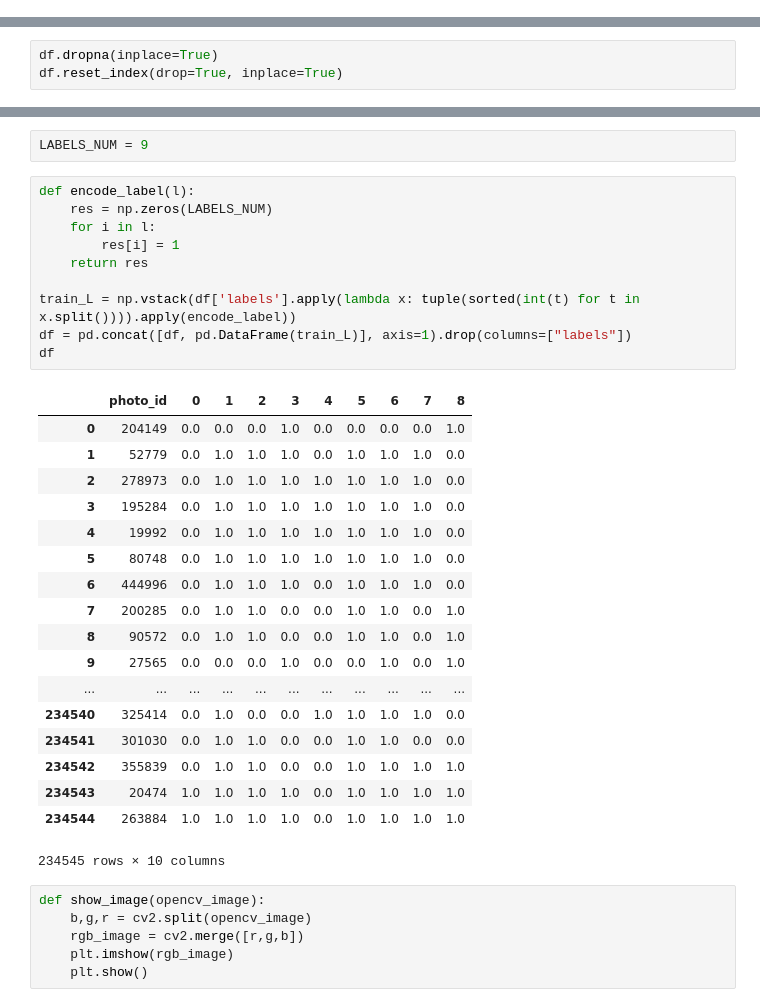
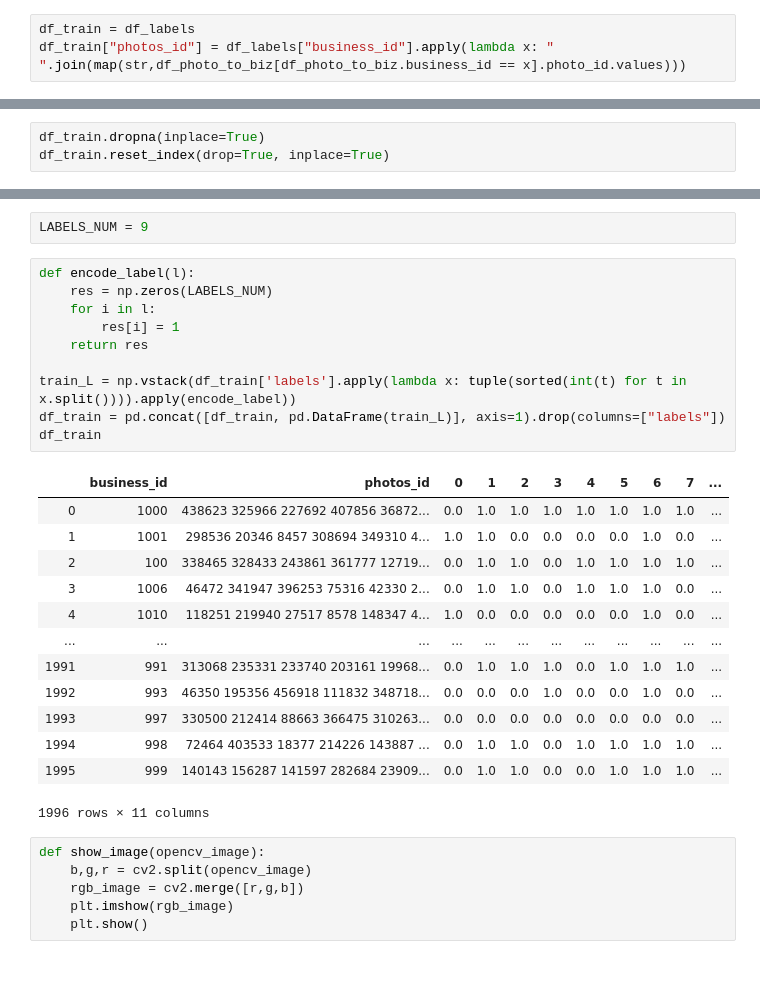
Before and after one commit to Midren/yelp_photo_classification, a Jupyter notebook: yelp_classification.ipynb, the cells around one changed output, grey strips where cells are left out. Drawn from its saved outputs; the diff is of its cells as text; blank space fills up the shorter version.

```diff
--- a/yelp_classification.ipynb
+++ b/yelp_classification.ipynb
@@ -40,0 +20,3 @@ df
+# %%
+df_train = df_labels
+df_train["photos_id"] = df_labels["business_id"].apply(lambda x: " ".join(map(str,df_photo_to_biz[df_photo_to_biz.business_id == x].photo_id.values)))
@@ -45,3 +43,3 @@ print(df.isnull().sum().sum())
 # %%
-df.dropna(inplace=True)
-df.reset_index(drop=True, inplace=True)
+df_train.dropna(inplace=True)
+df_train.reset_index(drop=True, inplace=True)
@@ -97,32 +90,27 @@ LABELS_NUM = 9
 # %%
 def encode_label(l):
     res = np.zeros(LABELS_NUM)
     for i in l:
         res[i] = 1
     return res
 
-train_L = np.vstack(df['labels'].apply(lambda x: tuple(sorted(int(t) for t in x.split()))).apply(encode_label))
-df = pd.concat([df, pd.DataFrame(train_L)], axis=1).drop(columns=["labels"])
-df
+train_L = np.vstack(df_train['labels'].apply(lambda x: tuple(sorted(int(t) for t in x.split()))).apply(encode_label))
+df_train = pd.concat([df_train, pd.DataFrame(train_L)], axis=1).drop(columns=["labels"])
+df_train
 # %% [output]
-|  | photo_id | 0 | 1 | 2 | 3 | 4 | 5 | 6 | 7 | 8 |
-| 0 | 204149 | 0.0 | 0.0 | 0.0 | 1.0 | 0.0 | 0.0 | 0.0 | 0.0 | 1.0 |
-| 1 | 52779 | 0.0 | 1.0 | 1.0 | 1.0 | 0.0 | 1.0 | 1.0 | 1.0 | 0.0 |
-| 2 | 278973 | 0.0 | 1.0 | 1.0 | 1.0 | 1.0 | 1.0 | 1.0 | 1.0 | 0.0 |
-| 3 | 195284 | 0.0 | 1.0 | 1.0 | 1.0 | 1.0 | 1.0 | 1.0 | 1.0 | 0.0 |
-| 4 | 19992 | 0.0 | 1.0 | 1.0 | 1.0 | 1.0 | 1.0 | 1.0 | 1.0 | 0.0 |
-| 5 | 80748 | 0.0 | 1.0 | 1.0 | 1.0 | 1.0 | 1.0 | 1.0 | 1.0 | 0.0 |
-| 6 | 444996 | 0.0 | 1.0 | 1.0 | 1.0 | 0.0 | 1.0 | 1.0 | 1.0 | 0.0 |
-| 7 | 200285 | 0.0 | 1.0 | 1.0 | 0.0 | 0.0 | 1.0 | 1.0 | 0.0 | 1.0 |
-| 8 | 90572 | 0.0 | 1.0 | 1.0 | 0.0 | 0.0 | 1.0 | 1.0 | 0.0 | 1.0 |
-| 9 | 27565 | 0.0 | 0.0 | 0.0 | 1.0 | 0.0 | 0.0 | 1.0 | 0.0 | 1.0 |
-| ... | ... | ... | ... | ... | ... | ... | ... | ... | ... | ... |
-| 234540 | 325414 | 0.0 | 1.0 | 0.0 | 0.0 | 1.0 | 1.0 | 1.0 | 1.0 | 0.0 |
-| 234541 | 301030 | 0.0 | 1.0 | 1.0 | 0.0 | 0.0 | 1.0 | 1.0 | 0.0 | 0.0 |
-| 234542 | 355839 | 0.0 | 1.0 | 1.0 | 0.0 | 0.0 | 1.0 | 1.0 | 1.0 | 1.0 |
-| 234543 | 20474 | 1.0 | 1.0 | 1.0 | 1.0 | 0.0 | 1.0 | 1.0 | 1.0 | 1.0 |
-| 234544 | 263884 | 1.0 | 1.0 | 1.0 | 1.0 | 0.0 | 1.0 | 1.0 | 1.0 | 1.0 |
+|  | business_id | photos_id | 0 | 1 | 2 | 3 | 4 | 5 | 6 | 7 | ... |
+| 0 | 1000 | 438623 325966 227692 407856 36872... | 0.0 | 1.0 | 1.0 | 1.0 | 1.0 | 1.0 | 1.0 | 1.0 | ... |
+| 1 | 1001 | 298536 20346 8457 308694 349310 4... | 1.0 | 1.0 | 0.0 | 0.0 | 0.0 | 0.0 | 1.0 | 0.0 | ... |
+| 2 | 100 | 338465 328433 243861 361777 12719... | 0.0 | 1.0 | 1.0 | 0.0 | 1.0 | 1.0 | 1.0 | 1.0 | ... |
+| 3 | 1006 | 46472 341947 396253 75316 42330 2... | 0.0 | 1.0 | 1.0 | 0.0 | 1.0 | 1.0 | 1.0 | 0.0 | ... |
+| 4 | 1010 | 118251 219940 27517 8578 148347 4... | 1.0 | 0.0 | 0.0 | 0.0 | 0.0 | 0.0 | 1.0 | 0.0 | ... |
+| ... | ... | ... | ... | ... | ... | ... | ... | ... | ... | ... | ... |
+| 1991 | 991 | 313068 235331 233740 203161 19968... | 0.0 | 1.0 | 1.0 | 1.0 | 0.0 | 1.0 | 1.0 | 1.0 | ... |
+| 1992 | 993 | 46350 195356 456918 111832 348718... | 0.0 | 0.0 | 0.0 | 1.0 | 0.0 | 0.0 | 1.0 | 0.0 | ... |
+| 1993 | 997 | 330500 212414 88663 366475 310263... | 0.0 | 0.0 | 0.0 | 0.0 | 0.0 | 0.0 | 0.0 | 0.0 | ... |
+| 1994 | 998 | 72464 403533 18377 214226 143887 ... | 0.0 | 1.0 | 1.0 | 0.0 | 1.0 | 1.0 | 1.0 | 1.0 | ... |
+| 1995 | 999 | 140143 156287 141597 282684 23909... | 0.0 | 1.0 | 1.0 | 0.0 | 0.0 | 1.0 | 1.0 | 1.0 | ... |
-234545 rows × 10 columns
+1996 rows × 11 columns
 # %%
 def show_image(opencv_image):
     b,g,r = cv2.split(opencv_image)
```
Also changed, not shown: parts of 13 cells of this notebook.
